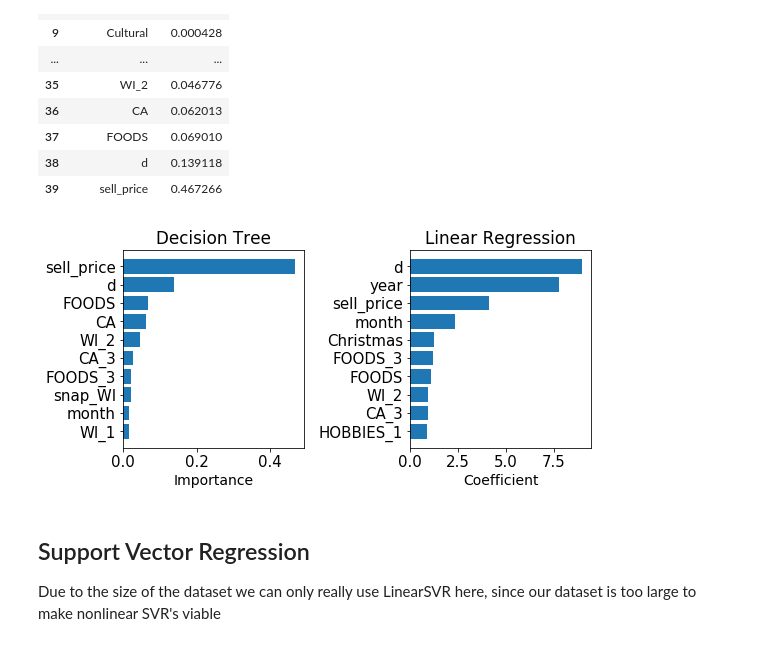
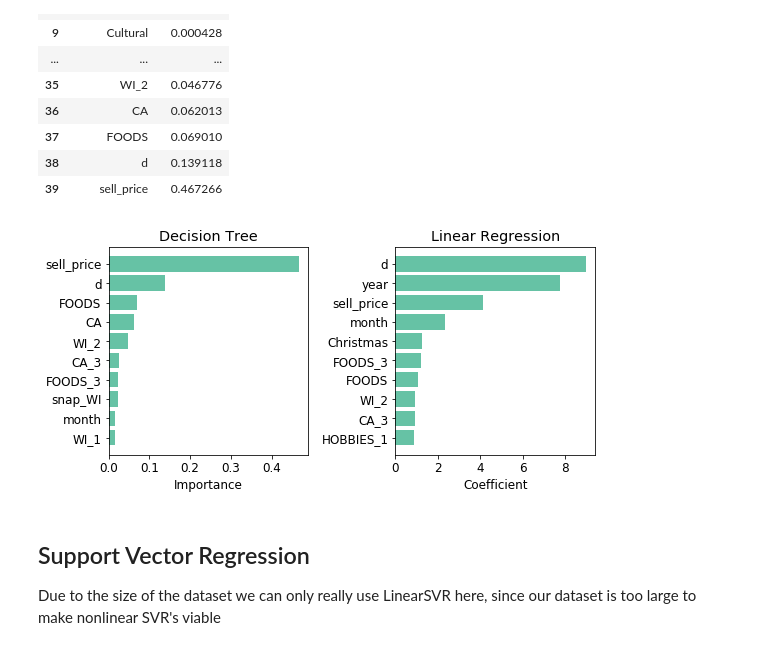
Before and after one commit to ixiaopan/GroupWork, a Jupyter notebook: AML/Modelling_Matt.ipynb, the cells around one changed output. Cells and saved outputs as stored; diff of their text form; code cells hidden in the pictures.

```diff
--- a/AML/Modelling_Matt.ipynb
+++ b/AML/Modelling_Matt.ipynb
@@ -21,7 +21,7 @@ sales_df = hf.load_sales_train_validation_data()
 ## Clean Data
 # %%
 #Clean the raw data
-df = hf.rawToClean(sales_df, calendar_df, prices_df, days=1300, items=1000, dropNAPrices=True)
+df = hf.rawToClean(sales_df, calendar_df, prices_df, days=1200, items=1000, dropNAPrices=True)
 # %%
 #Histogram of number of items sold
 #Had to plus 1 because several values are zero
@@ -69,7 +69,7 @@ cols_to_norm = ['d','wday','month','year','sell_price','rolling_mean_7_1','rolli
                 'sold_lag_7','sold_lag_14','sold_lag_28','rolling_std_7_1','rolling_std_14_1','rolling_std_28_1',
                'rolling_std_7_28','price_diff']
 
-#cols_to_norm = ['d','wday','month','year','sell_price']
+cols_to_norm = ['d','wday','month','year','sell_price']
 
 df[cols_to_norm] = MinMaxScaler().fit_transform(df[cols_to_norm])
 # %%
@@ -242,17 +242,17 @@ font = {'family' : 'normal',
 matplotlib.rc('font', **font)
 # %%
 fig,ax = plt.subplots(nrows=1, ncols=2, figsize=(8, 4))
-ax[0].barh(feature_imp.feature[30:], feature_imp.importance[30:])
+ax[0].barh(feature_imp.feature[30:], feature_imp.importance[30:],color="#66c2a5")
 ax[0].set_title('Decision Tree')
 ax[0].set_xlabel('Importance')
-ax[1].barh(lr_feature_imp.feature[30:], lr_feature_imp.importance[30:])
+ax[1].barh(lr_feature_imp.feature[30:], lr_feature_imp.importance[30:],color="#66c2a5")
 ax[1].set_title('Linear Regression')
 ax[1].set_xlabel('Coefficient')
 plt.tight_layout()
 plt.savefig('images/featureimportance.png', dpi=500)
 plt.show()
 # %% [output]
-[figure, old version]
+[figure, new version]
 # %% [markdown]
 ## Support Vector Regression
 Due to the size of the dataset we can only really use LinearSVR here, since our dataset is too large to make nonlinear SVR's viable
```
Also changed, not shown: parts of 4 cells of this notebook, 1 other file.
